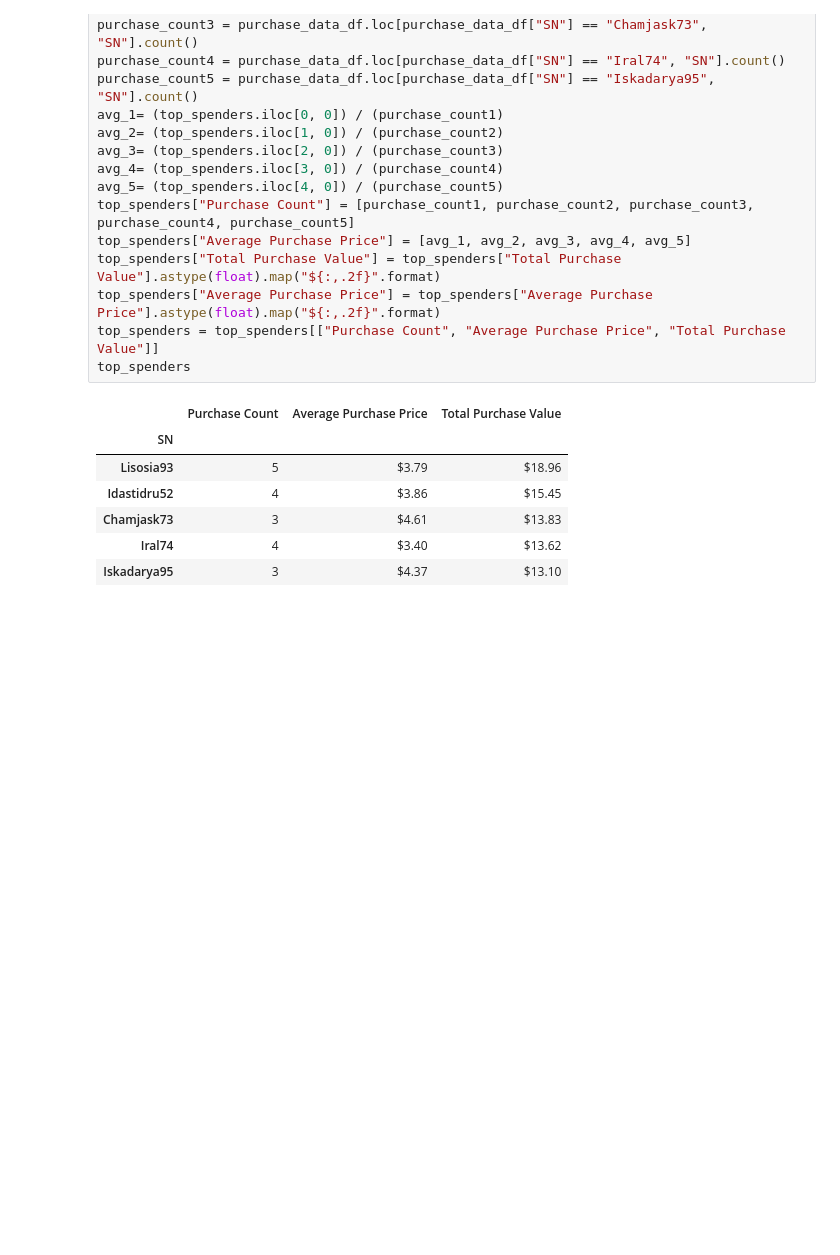
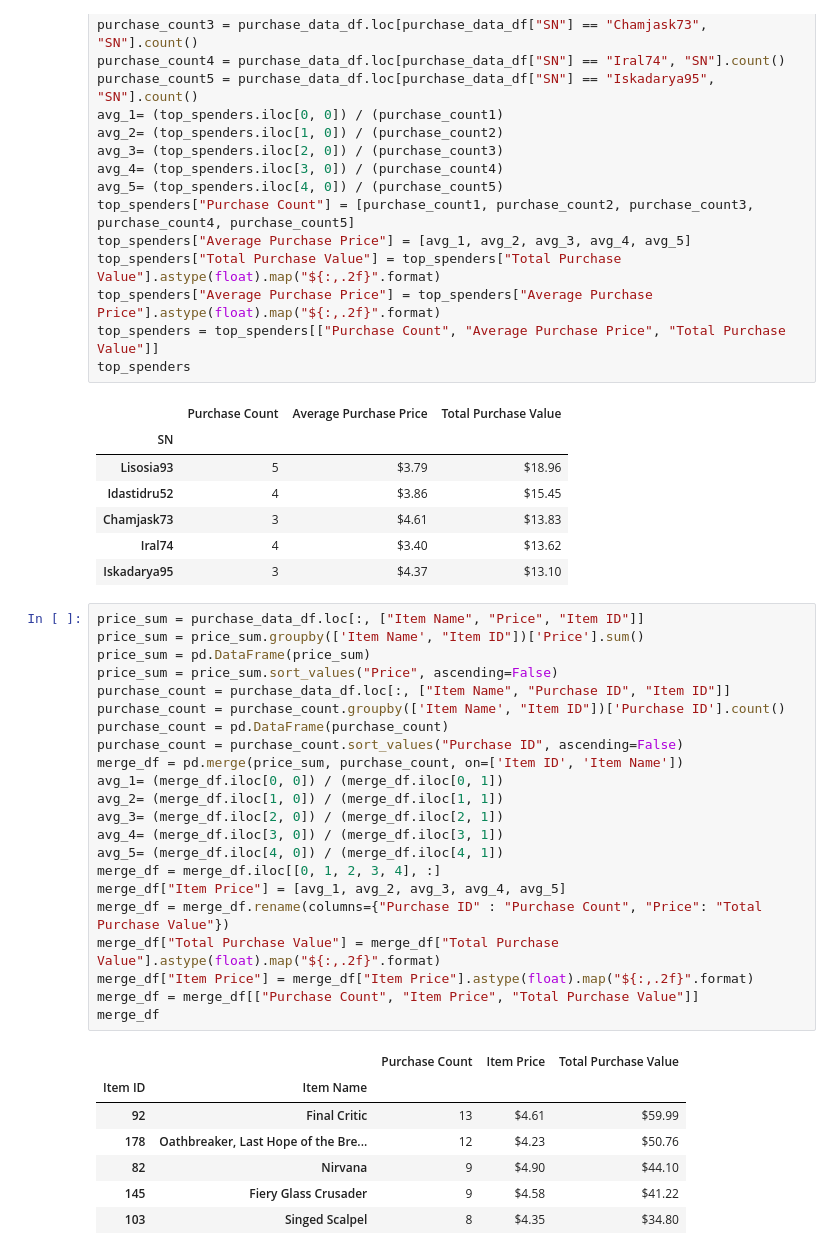
Before and after one commit to luciennekaplan/pandas-challenge, a Jupyter notebook: HeroesOfPymoli/Untitled.ipynb, the cells around one changed output. Drawn from its saved outputs; the diff is of its cells as text; blank space fills up the shorter version.

Commit message:
Last Summary Table

```diff
--- a/HeroesOfPymoli/Untitled.ipynb
+++ b/HeroesOfPymoli/Untitled.ipynb
@@ -239,3 +239,33 @@ top_spenders
 | Chamjask73 | 3 | $4.61 | $13.83 |
 | Iral74 | 4 | $3.40 | $13.62 |
 | Iskadarya95 | 3 | $4.37 | $13.10 |
+# %%
+price_sum = purchase_data_df.loc[:, ["Item Name", "Price", "Item ID"]]
+price_sum = price_sum.groupby(['Item Name', "Item ID"])['Price'].sum()
+price_sum = pd.DataFrame(price_sum)
+price_sum = price_sum.sort_values("Price", ascending=False)
+purchase_count = purchase_data_df.loc[:, ["Item Name", "Purchase ID", "Item ID"]]
+purchase_count = purchase_count.groupby(['Item Name', "Item ID"])['Purchase ID'].count()
+purchase_count = pd.DataFrame(purchase_count)
+purchase_count = purchase_count.sort_values("Purchase ID", ascending=False)
+merge_df = pd.merge(price_sum, purchase_count, on=['Item ID', 'Item Name'])
+avg_1= (merge_df.iloc[0, 0]) / (merge_df.iloc[0, 1])
+avg_2= (merge_df.iloc[1, 0]) / (merge_df.iloc[1, 1])
+avg_3= (merge_df.iloc[2, 0]) / (merge_df.iloc[2, 1])
+avg_4= (merge_df.iloc[3, 0]) / (merge_df.iloc[3, 1])
+avg_5= (merge_df.iloc[4, 0]) / (merge_df.iloc[4, 1])
+merge_df = merge_df.iloc[[0, 1, 2, 3, 4], :]
+merge_df["Item Price"] = [avg_1, avg_2, avg_3, avg_4, avg_5]
+merge_df = merge_df.rename(columns={"Purchase ID" : "Purchase Count", "Price": "Total Purchase Value"})
+merge_df["Total Purchase Value"] = merge_df["Total Purchase Value"].astype(float).map("${:,.2f}".format)
+merge_df["Item Price"] = merge_df["Item Price"].astype(float).map("${:,.2f}".format)
+merge_df = merge_df[["Purchase Count", "Item Price", "Total Purchase Value"]]
+merge_df
+# %% [output]
+|  |  | Purchase Count | Item Price | Total Purchase Value |
+| Item ID | Item Name |  |  |  |
+| 92 | Final Critic | 13 | $4.61 | $59.99 |
+| 178 | Oathbreaker, Last Hope of the Bre... | 12 | $4.23 | $50.76 |
+| 82 | Nirvana | 9 | $4.90 | $44.10 |
+| 145 | Fiery Glass Crusader | 9 | $4.58 | $41.22 |
+| 103 | Singed Scalpel | 8 | $4.35 | $34.80 |
```
Also changed, not shown: parts of 2 cells of this notebook.
